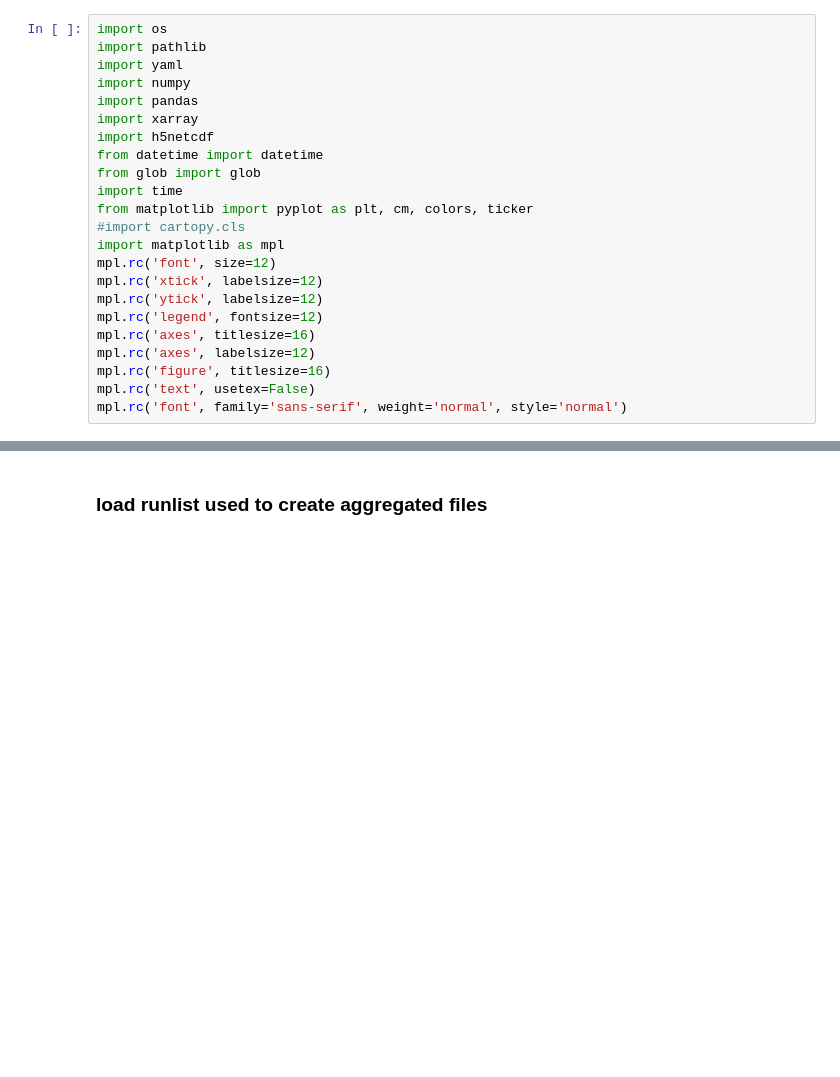
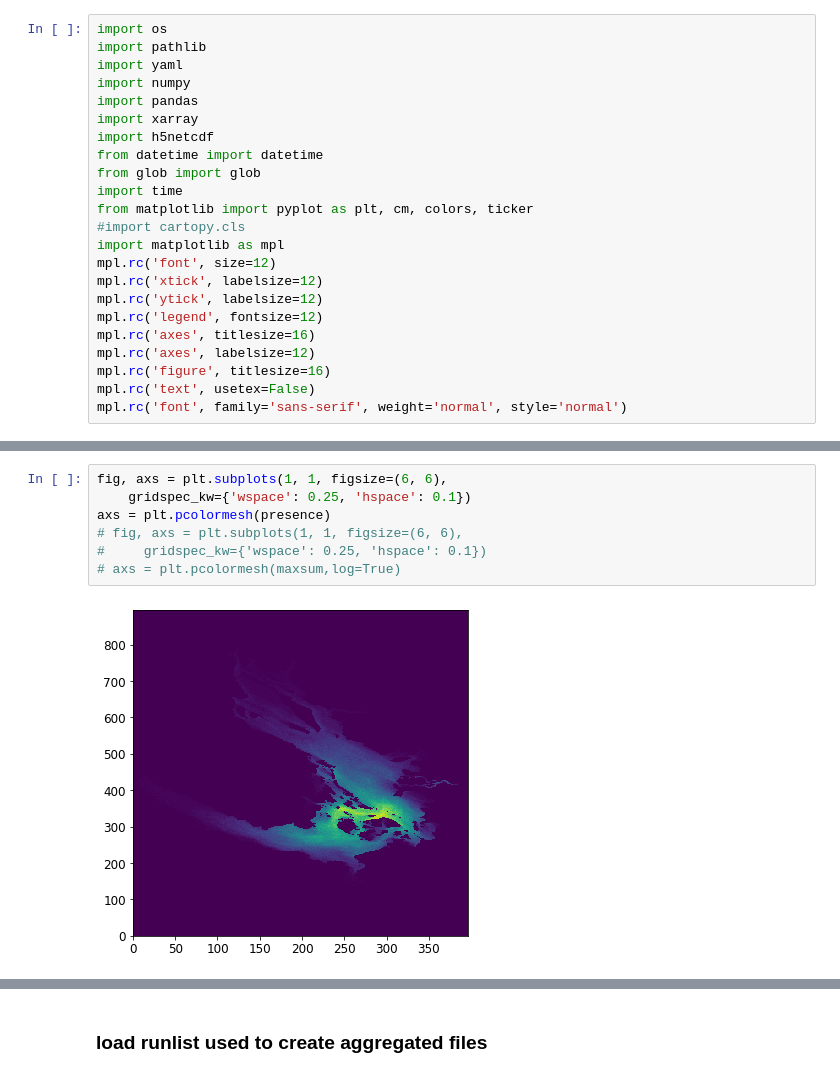
Before and after one commit to MIDOSS/analysis-rachael, a Jupyter notebook: notebooks/monte_carlo_dev/dev_aggregate_oil_spills.ipynb, the cells around one changed output, grey strips where cells are left out. Saved outputs shown, nothing was run; the diff lists cells and outputs as text; blank space fills up the shorter version.

```diff
--- a/notebooks/monte_carlo_dev/dev_aggregate_oil_spills.ipynb
+++ b/notebooks/monte_carlo_dev/dev_aggregate_oil_spills.ipynb
@@ -23,0 +128,9 @@ mpl.rc('font', family='sans-serif', weight='normal', style='normal')
+# %%
+fig, axs = plt.subplots(1, 1, figsize=(6, 6),
+    gridspec_kw={'wspace': 0.25, 'hspace': 0.1})
+axs = plt.pcolormesh(presence)
+# fig, axs = plt.subplots(1, 1, figsize=(6, 6),
+#     gridspec_kw={'wspace': 0.25, 'hspace': 0.1})
+# axs = plt.pcolormesh(maxsum,log=True)
+# %% [output]
+[figure, added]
```
Also changed, not shown: parts of 38 cells of this notebook.
